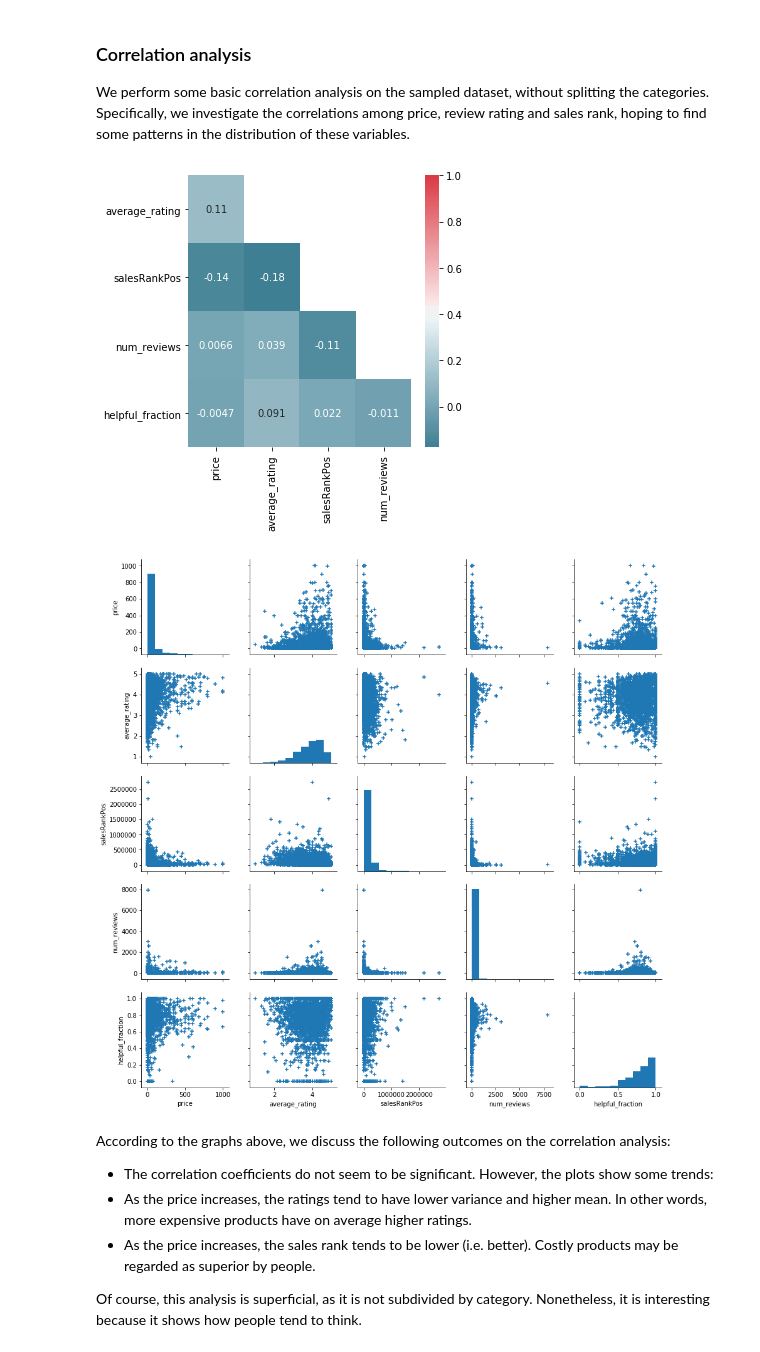
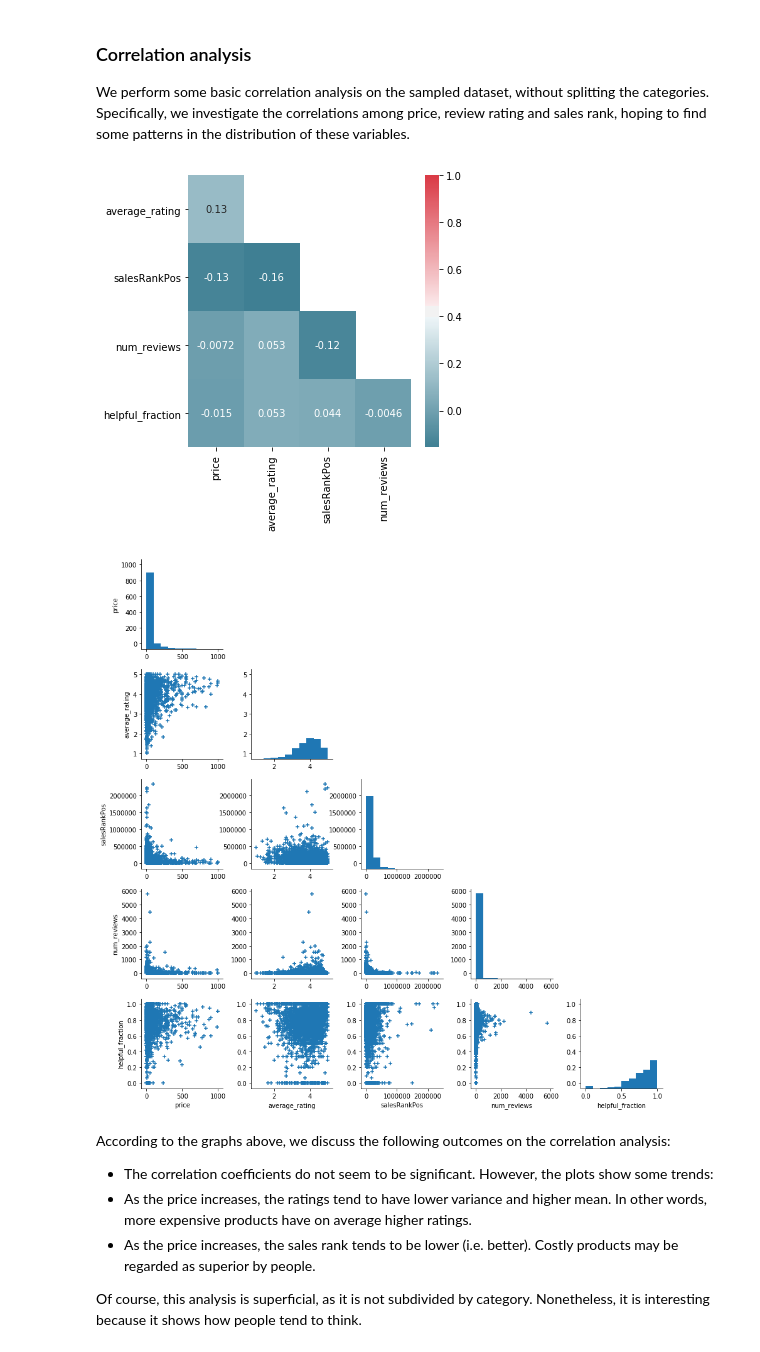
Before and after one commit to tarmeens/ada-homework, a Jupyter notebook: project/Final.ipynb, the cells around one changed output. Cells and saved outputs as stored; diff of their text form; code cells hidden in the pictures.

```diff
--- a/project/Final.ipynb
+++ b/project/Final.ipynb
@@ -333,7 +333,8 @@ sc.textFile('data/metadata.json')\
 ### Missing data statistics
 As first thing, we want to see which fields can be missing, and, should they be, the actual fraction of missing values. In order to do this, we sample a subset of the dataset (25%) using Spark, and we process it with Pandas. This will not affect the result considerably, as the sampled dataset is still huge.
 # %%
-sample = sc.textFile('data/reduced.json')\
-    .sample(fraction=0.25, withReplacement=False, random_state=0)\
+df = pd.DataFrame(sc.textFile('data/reduced.json')\
+    .sample(fraction=0.25, withReplacement=False, seed=1)\
     .map(lambda x: json.loads(x))\
-    .collect()
+    .collect())
+df.head()
@@ -340,3 +347,0 @@ sample = sc.textFile('data/reduced.json')\
-# %%
-df = pd.DataFrame(sample)
-df.head()
@@ -449,22 +447,24 @@ We perform some basic correlation analysis on the sampled dataset, without split
 # %%
 # We select only product with more than 5 reviews in order to have a confident result
 df_corr = df[df['num_reviews'] > 5]
 df_corr = df_corr[['price', 'average_rating', 'salesRankPos', 'num_reviews', 'helpful_fraction']]\
     .dropna().sample(frac=0.1, random_state=0) # Sub-sample the data
 
 corr = df_corr.corr()
 mask = np.zeros_like(corr, dtype=np.bool)
 mask[np.triu_indices_from(mask)] = True
 cmap = sns.diverging_palette(220, 10, as_cmap=True)
 plt.figure(figsize=(5, 5))
 sns.heatmap(corr.values[1:,:-1], annot=True, mask=mask[1:,:-1], cmap=cmap,
             xticklabels=corr.columns.values[:-1],
             yticklabels=corr.columns.values[1:])
 
-_ = sns.pairplot(df_corr, markers='+')
+plot = sns.pairplot(df_corr, markers='+')
+for i, j in zip(*np.triu_indices_from(plot.axes, 1)):
+    plot.axes[i, j].set_visible(False)
 # %% [output]
-[figure, old version]
+[figure, new version]
-[figure, old version]
+[figure, new version]
 # %% [markdown]
 According to the graphs above, we discuss the following outcomes on the correlation analysis:
 - The correlation coefficients do not seem to be significant. However, the plots show some trends:
```
Also changed, not shown: parts of 27 cells of this notebook, 1 other file.
